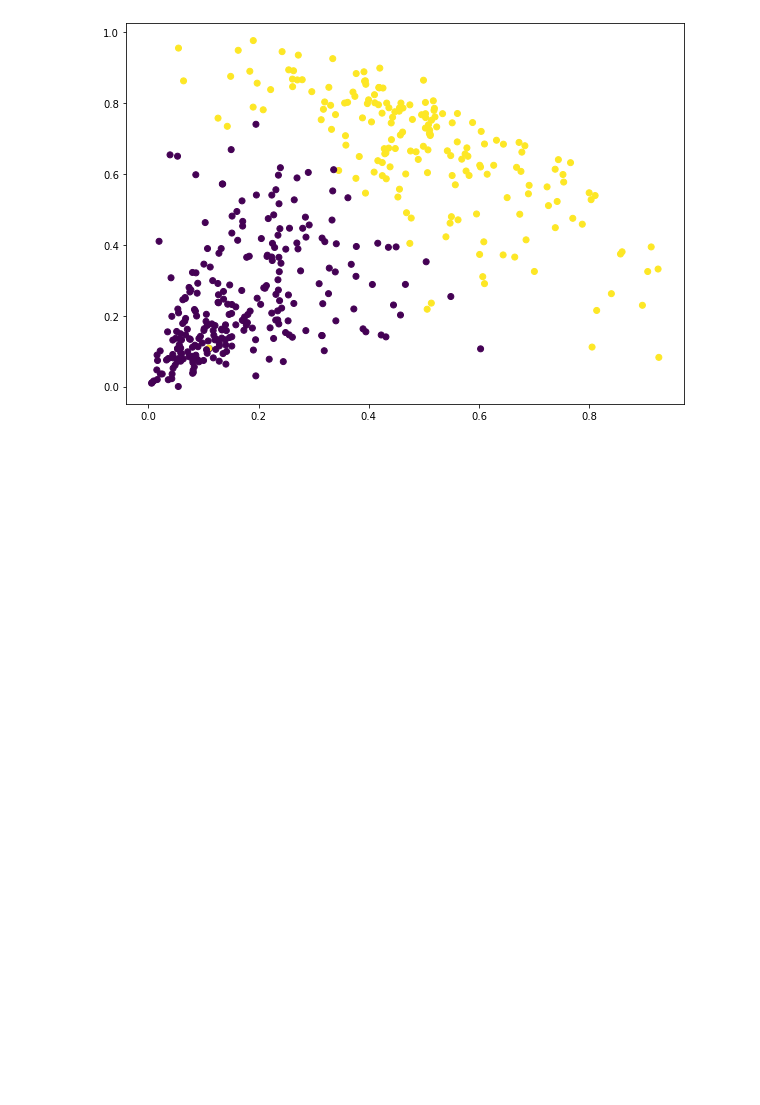
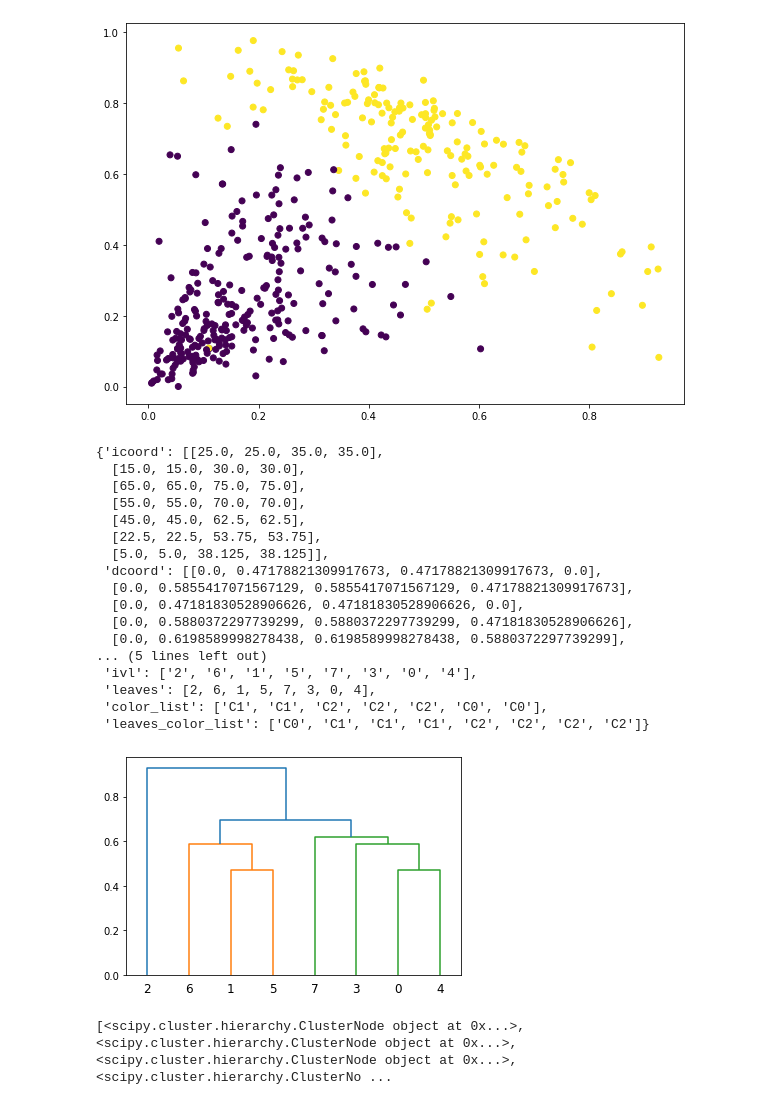
Before and after one commit to nafiul-nipu/Contrails-Python, a Jupyter notebook: contrails simulation clustering/hierarchical_clustering.ipynb, the cells around one changed output. Drawn from its saved outputs; the diff is of its cells as text; code cells hidden in the pictures; blank space fills up the shorter version.

```diff
--- a/contrails simulation clustering/hierarchical_clustering.ipynb
+++ b/contrails simulation clustering/hierarchical_clustering.ipynb
@@ -96,3 +100,40 @@ plt.scatter(data_scaled['Milk'], data_scaled['Grocery'], c=cluster.labels_)
 # %% [output]
 <matplotlib.collections.PathCollection at 0x...>
 [figure]
+# %%
+Xd=pd.DataFrame({'age':[21,21,19, 30,21,21,19,30],
+'gender':['M','M','M','M','F','F','F','F'],
+'civil_status':['MARRIED','SINGLE','SINGLE','SINGLE','MARRIED','SINGLE','WIDOW','DIVORCED'],
+'salary':[3000.0,1200.0 ,32000.0,1800.0 ,2900.0 ,1100.0 ,10000.0,1500.0],
+'has_children':[1,0,1,1,1,0,0,1],
+'available_credit':[2200,100,22000,1100,2000,100,6000,2200]})
+Yd = Xd.iloc[0:1,:]
+
+X = np.asarray(Xd)
+dm = gower.gower_matrix(X)
+Zd = linkage(dm)
+dendrogram(Zd)
+# %% [output]
+{'icoord': [[25.0, 25.0, 35.0, 35.0],
+  [15.0, 15.0, 30.0, 30.0],
+  [65.0, 65.0, 75.0, 75.0],
+  [55.0, 55.0, 70.0, 70.0],
+  [45.0, 45.0, 62.5, 62.5],
+  [22.5, 22.5, 53.75, 53.75],
+  [5.0, 5.0, 38.125, 38.125]],
+ 'dcoord': [[0.0, 0.47178821309917673, 0.47178821309917673, 0.0],
+  [0.0, 0.5855417071567129, 0.5855417071567129, 0.47178821309917673],
+  [0.0, 0.47181830528906626, 0.47181830528906626, 0.0],
+  [0.0, 0.5880372297739299, 0.5880372297739299, 0.47181830528906626],
+  [0.0, 0.6198589998278438, 0.6198589998278438, 0.5880372297739299],
+... (5 lines left out)
+ 'ivl': ['2', '6', '1', '5', '7', '3', '0', '4'],
+ 'leaves': [2, 6, 1, 5, 7, 3, 0, 4],
+ 'color_list': ['C1', 'C1', 'C2', 'C2', 'C2', 'C0', 'C0'],
+ 'leaves_color_list': ['C0', 'C1', 'C1', 'C1', 'C2', 'C2', 'C2', 'C2']}
+[figure, added]
+# %%
+rootnode, nodelist = shc.to_tree(Zd, rd=True)
+print(nodelist)
+# %% [output]
+[<scipy.cluster.hierarchy.ClusterNode object at 0x...>, <scipy.cluster.hierarchy.ClusterNode object at 0x...>, <scipy.cluster.hierarchy.ClusterNode object at 0x...>, <scipy.cluster.hierarchy.ClusterNo ...
```
Also changed, not shown: parts of 1 cell of this notebook.
